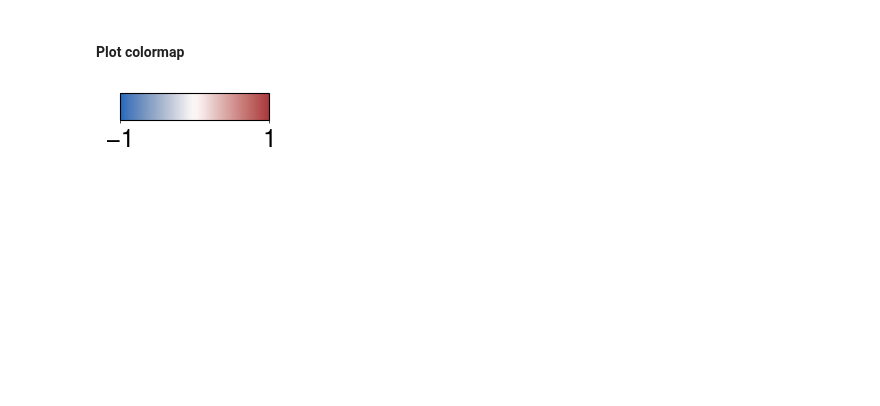
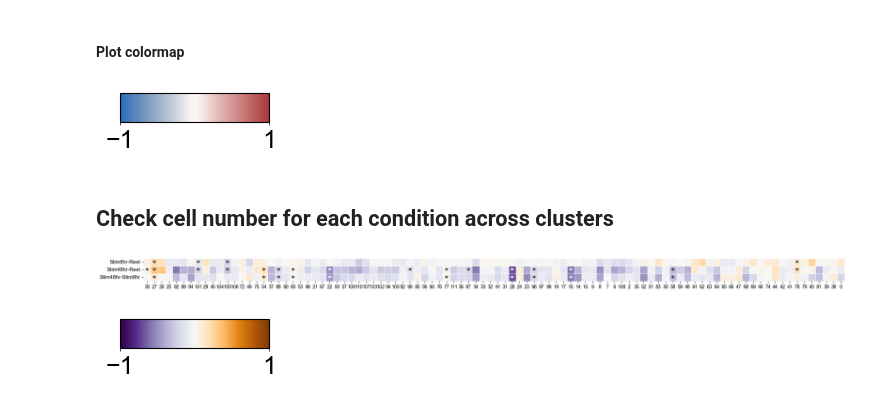
Before and after one commit to emdann/GWT_perturbseq_analysis_2025, a Jupyter notebook: src/6_functional_interaction/condition_specificity.ipynb, the cells around one changed output. Cells and saved outputs as stored; diff of their text form; code cells hidden in the pictures; blank space fills up the shorter version.

```diff
--- a/src/6_functional_interaction/condition_specificity.ipynb
+++ b/src/6_functional_interaction/condition_specificity.ipynb
@@ -367,2 +403,4 @@ plt.savefig('./results/colorbar_'+str(thres)+orientation+'_'+colormap+'.png', dp
 # %% [output]
 [figure]
+# %% [markdown]
+## Check cell number for each condition across clusters
@@ -368,0 +490,59 @@ plt.savefig('./results/colorbar_'+str(thres)+orientation+'_'+colormap+'.png', dp
+# %%
+fail_mask = (df_n_cells[['regulator_stim8_rest_fdr', 'regulator_stim48_rest_fdr', 'regulator_stim48_stim8_fdr']]>0.05)
+fail_mask = fail_mask.rename(columns={'regulator_stim8_rest_fdr': 'regulator_stim8_rest_diff',
+                                      'regulator_stim48_rest_fdr': 'regulator_stim48_rest_diff',
+                                      'regulator_stim48_stim8_fdr': 'regulator_stim48_stim8_diff'})
+
+def convert_to_star(val):
+    if val:
+        return '*'
+    else:
+        return ''
+
+fail_mask_annot = (~fail_mask).map(convert_to_star)
+
+thres = 1
+fig, ax = plt.subplots(figsize=(22, 1.2))
+annot_kws = {"fontsize": 14, 'ha': 'center', 'va': 'center_baseline', 'weight': 'bold', 'fontfamily': 'monospace'}
+sns.heatmap(df_n_cells.loc[cluster_order, ['regulator_stim8_rest_diff', 'regulator_stim48_rest_diff', 'regulator_stim48_stim8_diff']].T,
+            vmin=-thres, vmax=thres, ax=ax,
+            linewidth=0.5, cmap='PuOr_r', cbar=False, annot=fail_mask_annot.loc[cluster_order].T, fmt='',
+            yticklabels=['Stim8hr-Rest', 'Stim48hr-Rest', 'Stim48hr-Stim8hr'], annot_kws=annot_kws)
+ax.set_yticklabels(['Stim8hr-Rest', 'Stim48hr-Rest', 'Stim48hr-Stim8hr'], fontsize=11, rotation=0)
+ax.set_xticklabels(cluster_order, fontsize=10, rotation=0)
+ax.set_xlabel('')
+plt.tight_layout()
+plt.savefig('./results/regulator_n_cells_by_cluster.pdf', dpi=600, bbox_inches='tight', pad_inches=0)
+# %% [output]
+[figure, added]
+# %%
+thres = 1
+orientation = 'bottom'
+colormap = 'PuOr_r'
+cmap = sns.color_palette(colormap, as_cmap=True)
+norm = mpl.colors.Normalize(vmin=-thres, vmax=thres)
+
+# Create small horizontal figure
+fig, ax = plt.subplots(figsize=(2, 0.9))
+
+# Draw the colorbar
+cb = mpl.colorbar.ColorbarBase(
+    ax,
+    cmap=cmap,
+    norm=norm,
+    orientation='horizontal'
+)
+
+# Remove outline and tidy style
+cb.ax.tick_params(labelsize=18, width=0.5, length=2)
+cb.set_ticks([-thres, thres])
+#cb.set_ticklabels(['0.1', '0.5'])
+
+cb.ax.xaxis.set_ticks_position(orientation)
+
+# Adjust layout
+plt.subplots_adjust(left=0.25, right=0.95, top=0.7, bottom=0.45)
+plt.tight_layout()
+plt.savefig('./results/colorbar_'+str(thres)+orientation+'_'+colormap+'.pdf', dpi=600, bbox_inches='tight', pad_inches=0)
+# %% [output]
+[figure, added]
```
Also changed, not shown: parts of 8 cells of this notebook.
